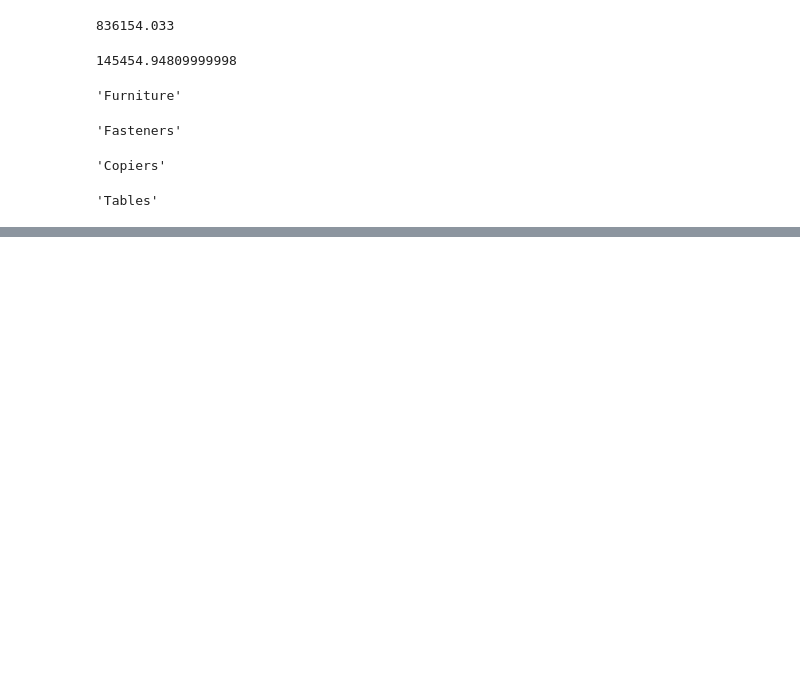
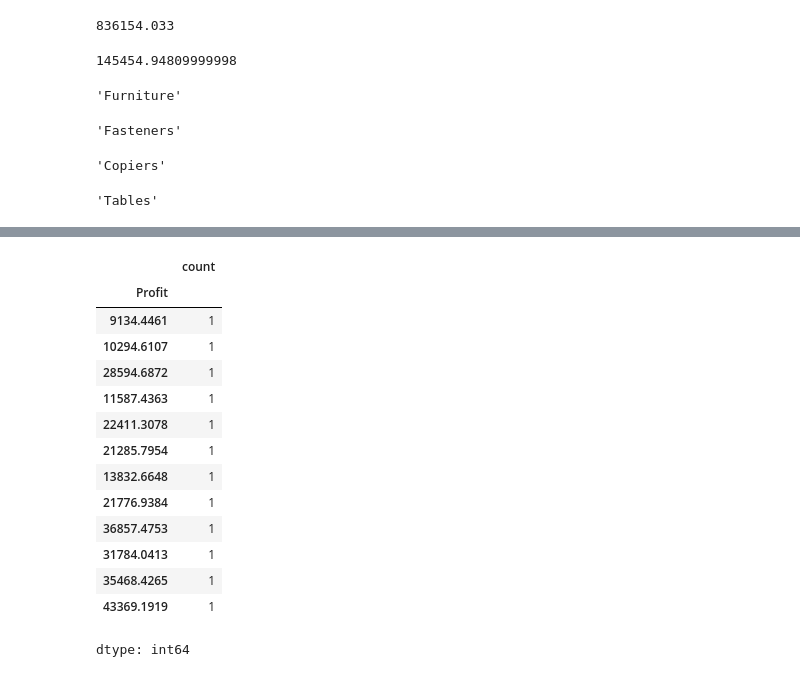
Before and after one commit to havigowda9625/AIML-DS-, a Jupyter notebook: Pandas_Assignment.ipynb, the cells around one changed output, grey strips where cells are left out. Cells and saved outputs as stored; diff of their text form; code cells hidden in the pictures; blank space fills up the shorter version.

```diff
--- a/Pandas_Assignment.ipynb
+++ b/Pandas_Assignment.ipynb
@@ -643,0 +836,20 @@ sbc
+# %%
+# Question 78: Find profit by month.
+sg=pds.groupby('Month')['Profit'].sum().value_counts()
+sg
+# %% [output]
+|  | count |
+| Profit |  |
+| 9134.4461 | 1 |
+| 10294.6107 | 1 |
+| 28594.6872 | 1 |
+| 11587.4363 | 1 |
+| 22411.3078 | 1 |
+| 21285.7954 | 1 |
+| 13832.6648 | 1 |
+| 21776.9384 | 1 |
+| 36857.4753 | 1 |
+| 31784.0413 | 1 |
+| 35468.4265 | 1 |
+| 43369.1919 | 1 |
+dtype: int64
```
Also changed, not shown: parts of 52 cells of this notebook.
